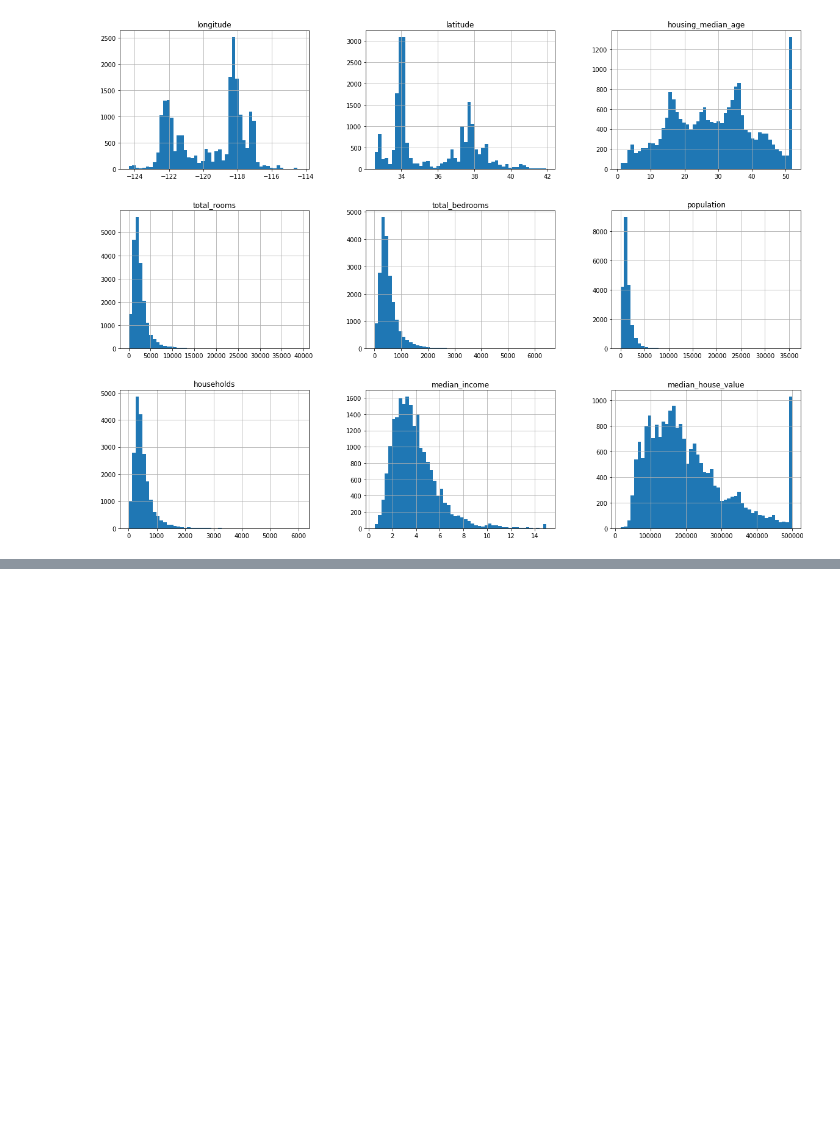
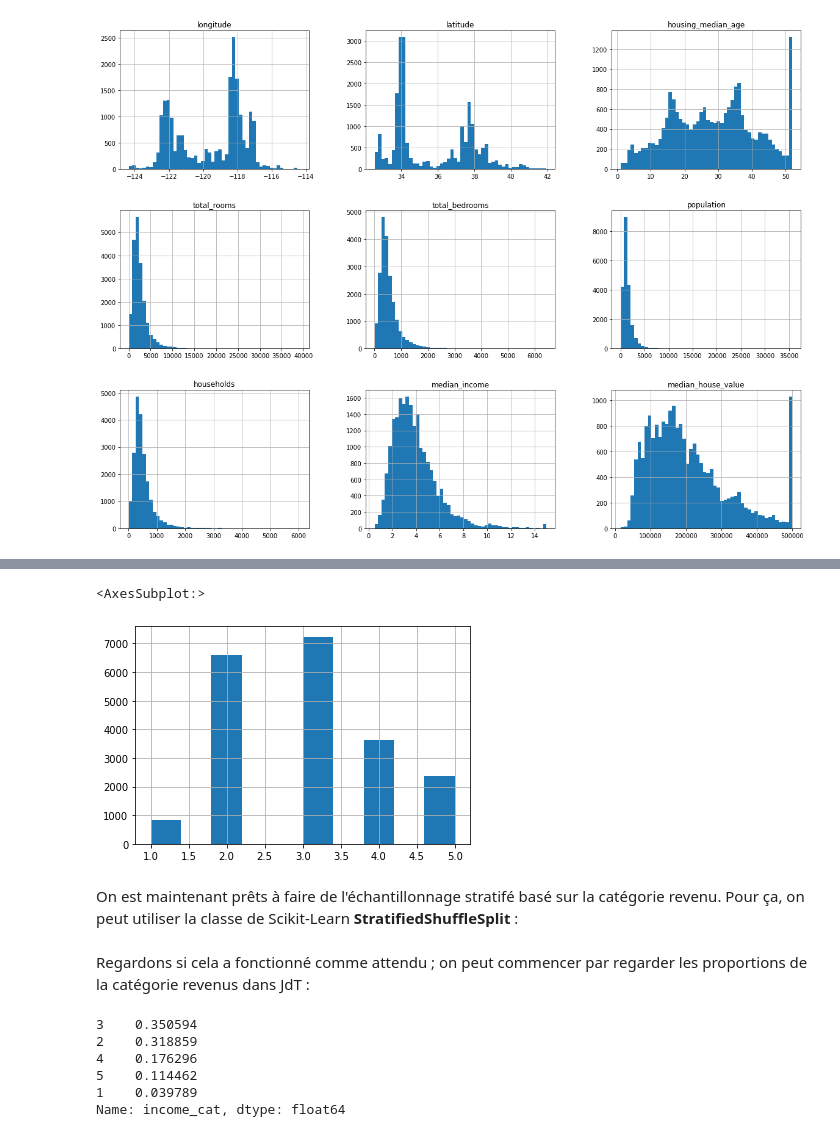
Before and after one commit to CLOCK-PhD/Machine-Learning-Projects, a Jupyter notebook: ch2_project/e2emlproj.ipynb, the cells around one changed output, grey strips where cells are left out. Cells and saved outputs as stored; diff of their text form; code cells hidden in the pictures; blank space fills up the shorter version.

```diff
--- a/ch2_project/e2emlproj.ipynb
+++ b/ch2_project/e2emlproj.ipynb
@@ -204,0 +290,9 @@ On peut remarquer plusieurs choses sur ces histogrammes :
+# %%
+housing["income_cat"] = pd.cut(housing["median_income"], bins=[0., 1.5, 3.0, 4.5, 6.0, np.inf], labels=[1, 2 , 3, 4 ,5])
+
+housing["income_cat"].hist()
+# %% [output]
+<AxesSubplot:>
+[figure, added]
+# %% [markdown]
+On est maintenant prêts à faire de l'échantillonnage stratifé basé sur la catégorie revenu. Pour ça, on peut utiliser la classe de Scikit-Learn **StratifiedShuffleSplit** :
@@ -204,0 +307,11 @@ On peut remarquer plusieurs choses sur ces histogrammes :
+# %% [markdown]
+Regardons si cela a fonctionné comme attendu ; on peut commencer par regarder les proportions de la catégorie revenus dans JdT :
+# %%
+strat_test_set["income_cat"].value_counts() / len(strat_test_set)
+# %% [output]
+3    0.350594
+2    0.318859
+4    0.176296
+5    0.114462
+1    0.039789
+Name: income_cat, dtype: float64
```
Also changed, not shown: parts of 83 cells of this notebook.
